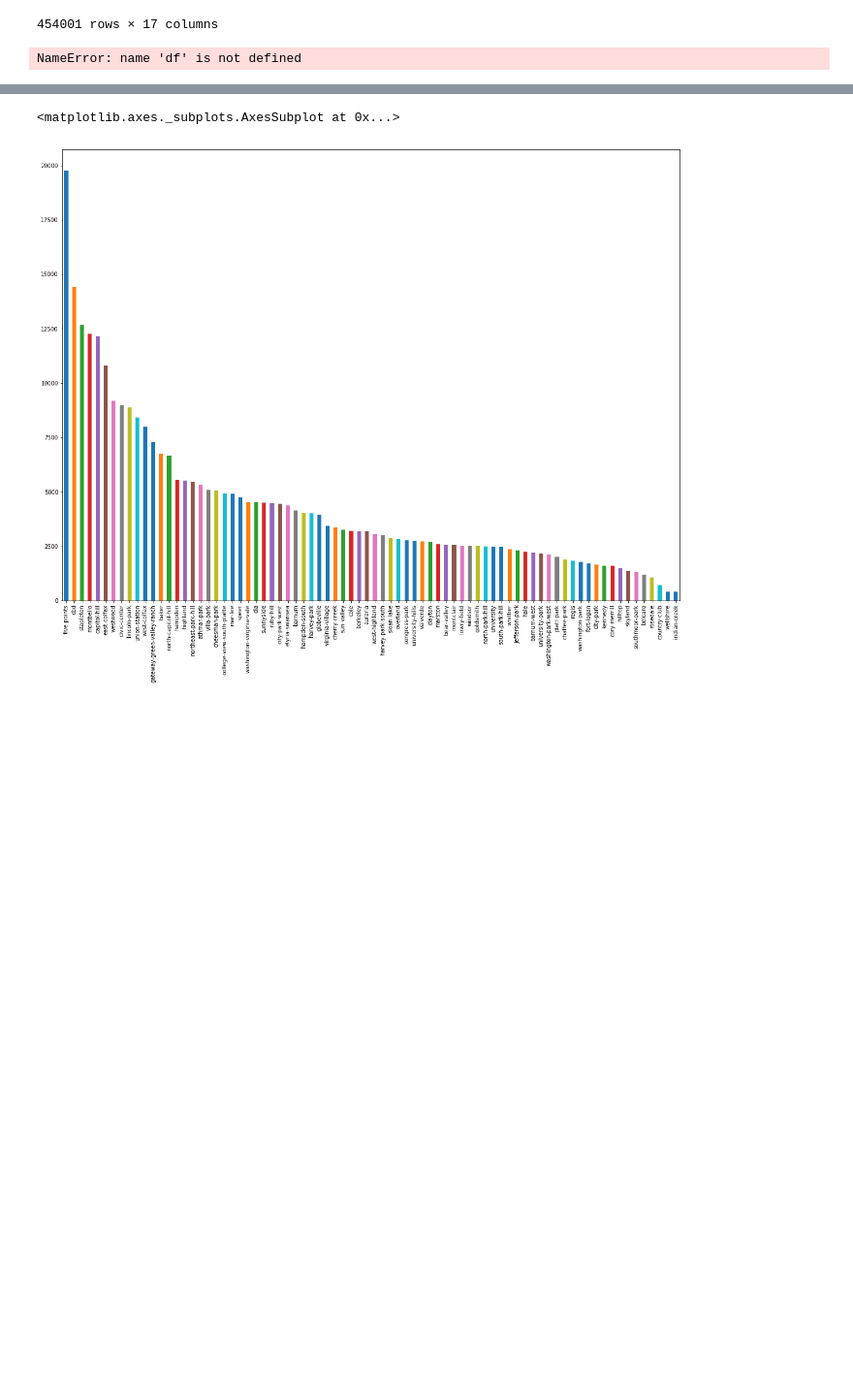
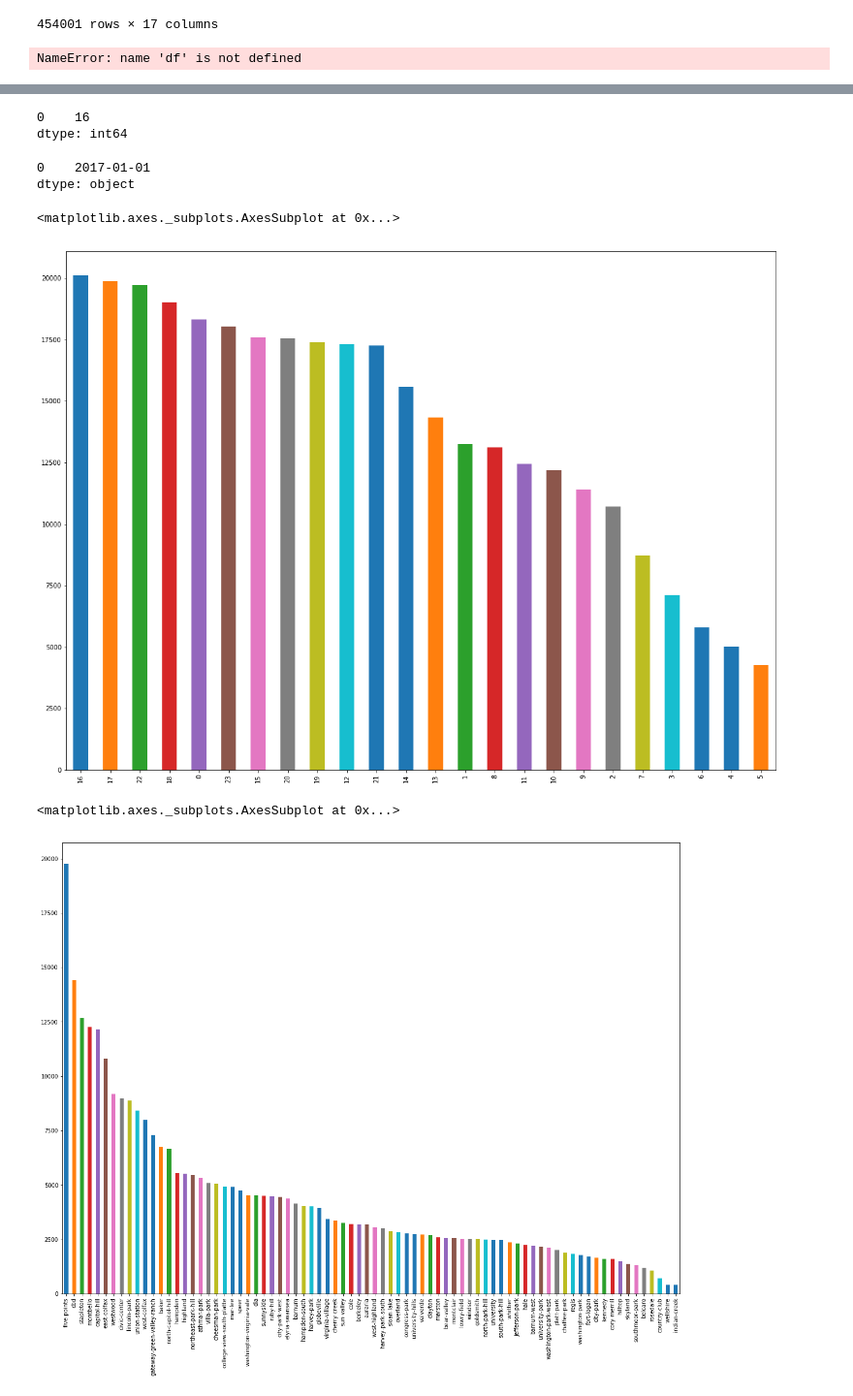
Before and after one commit to sobyl/Denver_crime_data, a Jupyter notebook: final.ipynb, the cells around one changed output, grey strips where cells are left out. Shown at 97% size. Drawn from its saved outputs; the diff is of its cells as text; code cells hidden in the pictures; blank space fills up the shorter version.

```diff
--- a/final.ipynb
+++ b/final.ipynb
@@ -128,0 +166,3 @@ df = pd.read_pickle("./crime_modified.pkl")
+# %%
+crime_df = df[df['IS_CRIME'] == True]
+crime_df
@@ -129,3 +188,18 @@ df = pd.read_pickle("./crime_modified.pkl")
+# %%
+crime_df['FIRST_OCCURRENCE_DATE'].dt.hour.mode()
+# %% [output]
+0    16
+dtype: int64
+# %%
+crime_df['FIRST_OCCURRENCE_DATE'].dt.date.mode()
+# %% [output]
+0    2017-01-01
+dtype: object
+# %%
+crime_df['FIRST_OCCURRENCE_DATE'].dt.hour.value_counts().plot.bar(figsize=(20,15))
+# %% [output]
+<matplotlib.axes._subplots.AxesSubplot at 0x...>
+[figure, added]
 # %%
 df[df['IS_CRIME'] == 1]['NEIGHBORHOOD_ID'].value_counts().plot.bar(figsize=(20,15))
 # %% [output]
```
Also changed, not shown: parts of 5 cells of this notebook.
